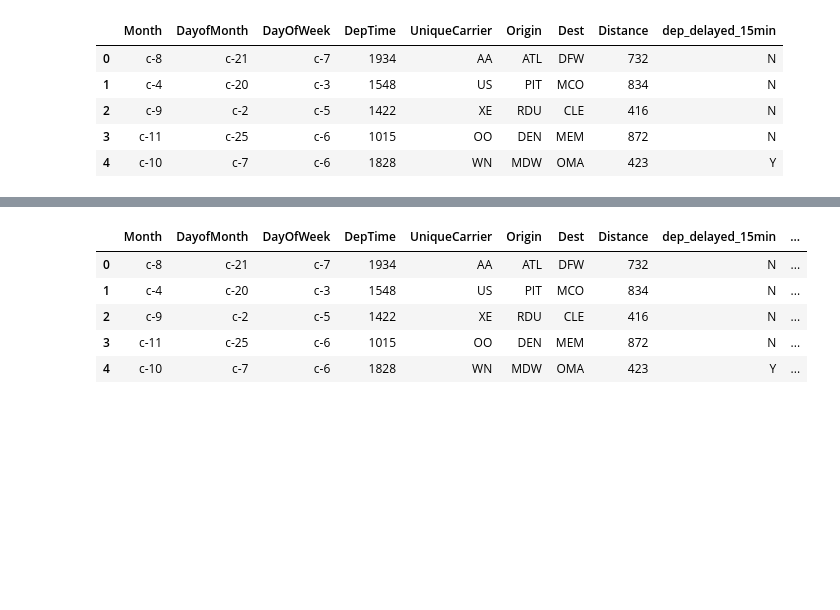
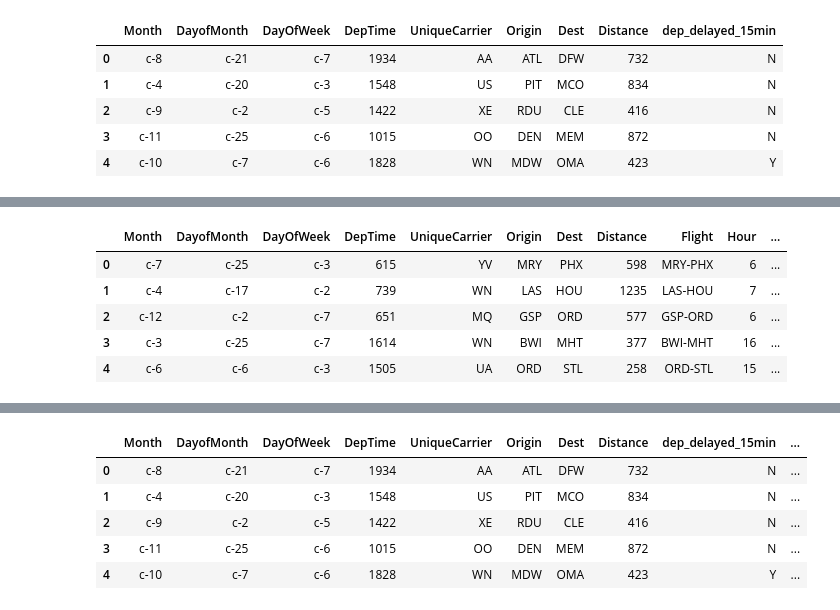
Before and after one commit to anatolyburtsev/ml_notebooks, a Jupyter notebook: hw10_flight_delays/cb.ipynb, the cells around one changed output, grey strips where cells are left out. Cells and saved outputs as stored; diff of their text form; code cells hidden in the pictures; blank space fills up the shorter version.

```diff
--- a/hw10_flight_delays/cb.ipynb
+++ b/hw10_flight_delays/cb.ipynb
@@ -24,9 +24,9 @@ import re
 import catboost as cb
 from catboost import CatBoostClassifier
 # %%
-train = pd.read_csv("flight_delays_train.csv")
-test = pd.read_csv("flight_delays_test.csv")
-train.head()
+raw_train = pd.read_csv("flight_delays_train.csv")
+raw_test = pd.read_csv("flight_delays_test.csv")
+raw_train.head()
 # %% [output]
 |  | Month | DayofMonth | DayOfWeek | DepTime | UniqueCarrier | Origin | Dest | Distance | dep_delayed_15min |
 | 0 | c-8 | c-21 | c-7 | 1934 | AA | ATL | DFW | 732 | N |
@@ -82,0 +60,24 @@ train['Flight'] = train['Origin'].map(str)+'-'+train['Dest'].map(str)
+# %%
+train=raw_train.copy()
+test=raw_test.copy()
+
+def process(data):
+    data['Flight'] = data['Origin']+'-'+data['Dest']
+    data["Hour"] = (data["DepTime"] // 100).apply(lambda x: str(x))
+    data["HalfHour"] = 2 * data["DepTime"] // 100 + (data["DepTime"] % 100) // 30
+    data["QuarterHour"] = 4 * data["DepTime"] // 15 * (data["DepTime"] % 100) // 15
+    data["OriginHour"] = data["Origin"] +"-" + data["Hour"]
+    data["UniqueCarrierHour"] = data["UniqueCarrier"] +"-" + data["Hour"]
+    data["UniqueCarrierOrigin"] = data["UniqueCarrier"] +"-" + data["Origin"]
+    data["DayOfWeekHour"] = data["DayOfWeek"] + "-" + data["Hour"]
+
+process(train)
+process(test)
+test.head()
+# %% [output]
+|  | Month | DayofMonth | DayOfWeek | DepTime | UniqueCarrier | Origin | Dest | Distance | Flight | Hour | ... |
+| 0 | c-7 | c-25 | c-3 | 615 | YV | MRY | PHX | 598 | MRY-PHX | 6 | ... |
+| 1 | c-4 | c-17 | c-2 | 739 | WN | LAS | HOU | 1235 | LAS-HOU | 7 | ... |
+| 2 | c-12 | c-2 | c-7 | 651 | MQ | GSP | ORD | 577 | GSP-ORD | 6 | ... |
+| 3 | c-3 | c-25 | c-7 | 1614 | WN | BWI | MHT | 377 | BWI-MHT | 16 | ... |
+| 4 | c-6 | c-6 | c-3 | 1505 | UA | ORD | STL | 258 | ORD-STL | 15 | ... |
```
Also changed, not shown: parts of 28 cells of this notebook, 10 other files.
